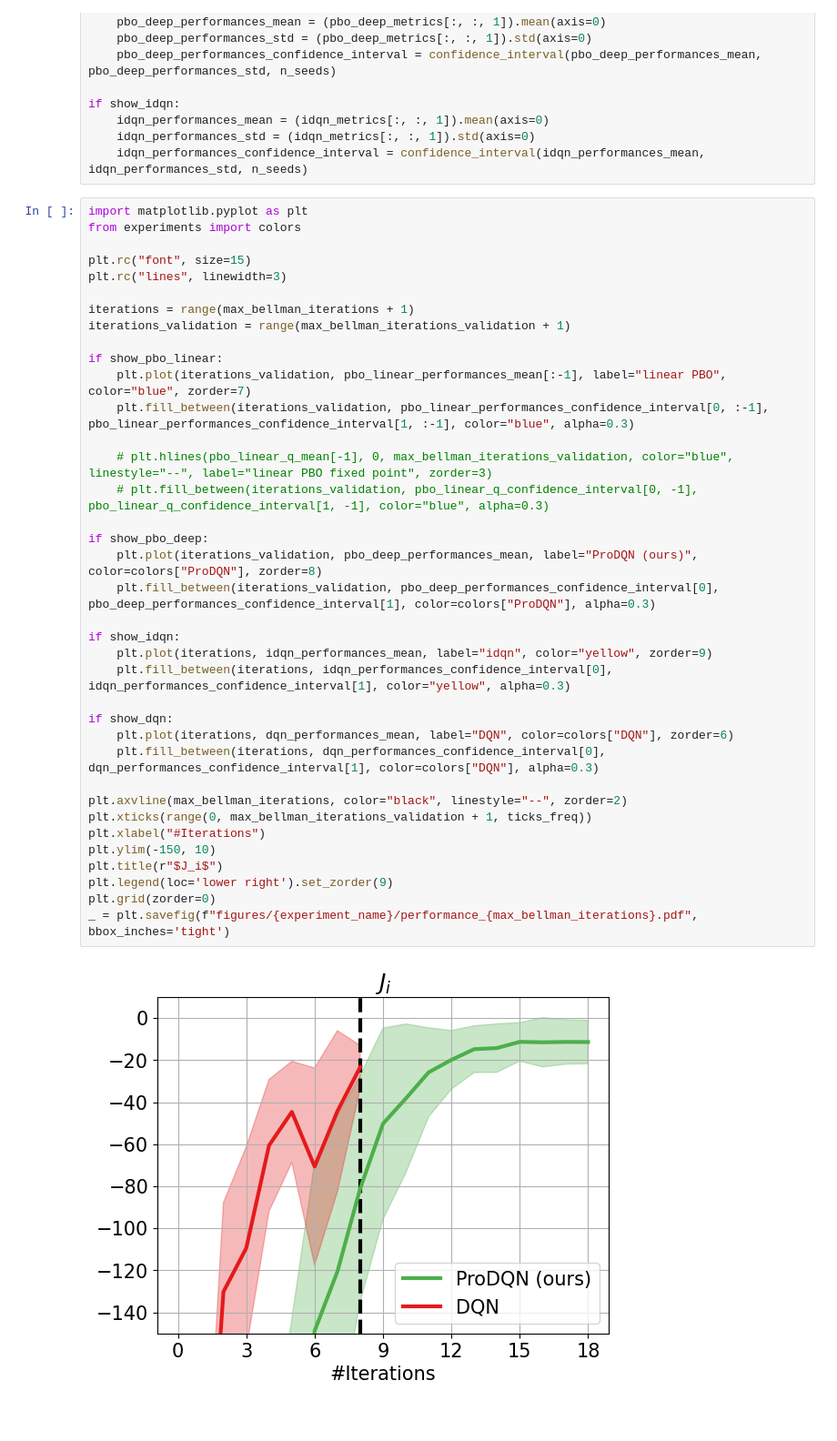
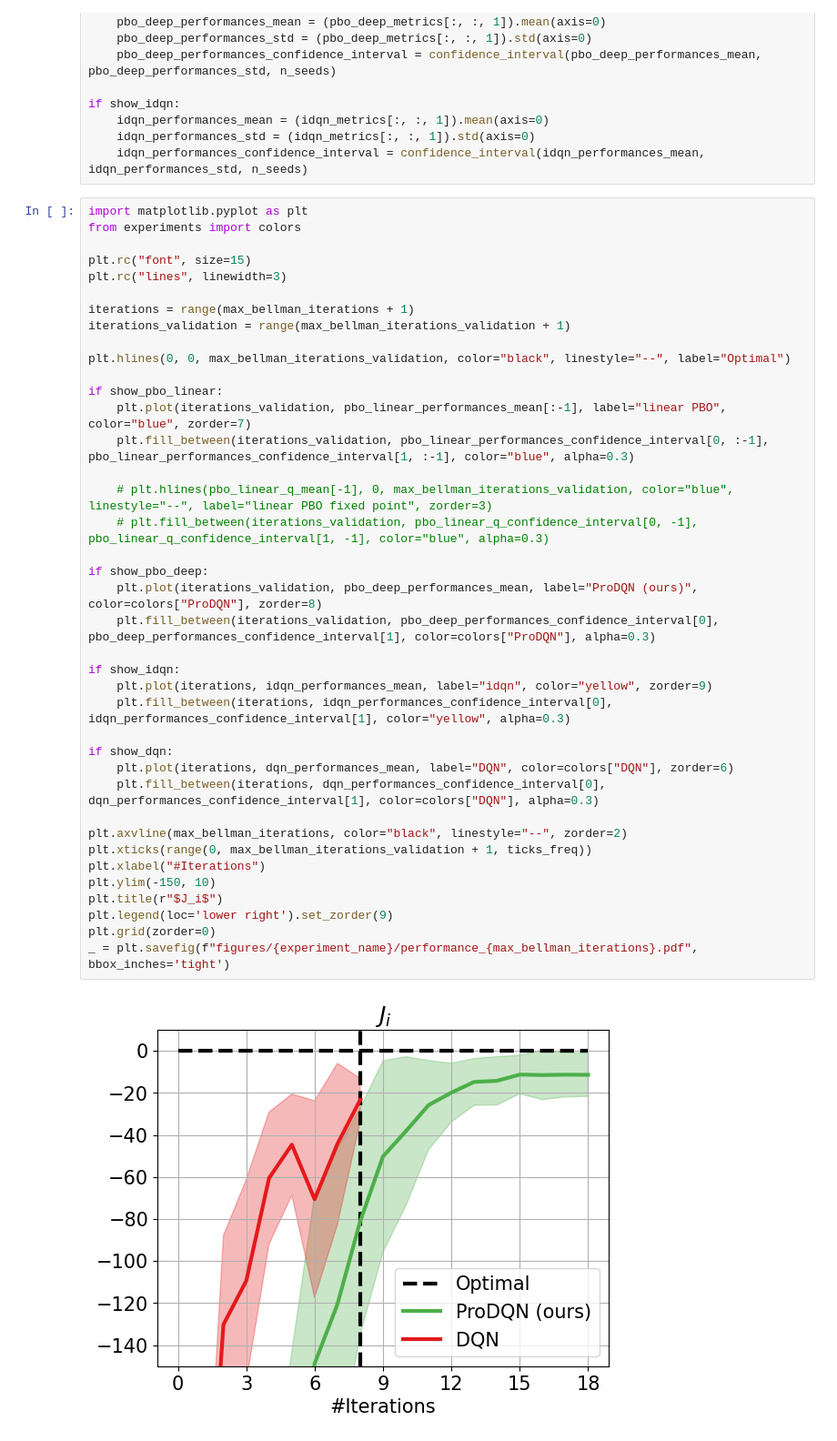
Before and after one commit to theovincent/PBO, a Jupyter notebook: experiments/bicycle_online/plots.ipynb, the cells around one changed output. Shown at 91% size. Cells and saved outputs as stored; diff of their text form.

```diff
--- a/experiments/bicycle_online/plots.ipynb
+++ b/experiments/bicycle_online/plots.ipynb
@@ -134,33 +134,35 @@ plt.rc("lines", linewidth=3)
 
 iterations = range(max_bellman_iterations + 1)
 iterations_validation = range(max_bellman_iterations_validation + 1)
+
+plt.hlines(0, 0, max_bellman_iterations_validation, color="black", linestyle="--", label="Optimal")
 
 if show_pbo_linear:
     plt.plot(iterations_validation, pbo_linear_performances_mean[:-1], label="linear PBO", color="blue", zorder=7)
     plt.fill_between(iterations_validation, pbo_linear_performances_confidence_interval[0, :-1], pbo_linear_performances_confidence_interval[1, :-1], color="blue", alpha=0.3)
 
     # plt.hlines(pbo_linear_q_mean[-1], 0, max_bellman_iterations_validation, color="blue", linestyle="--", label="linear PBO fixed point", zorder=3)
     # plt.fill_between(iterations_validation, pbo_linear_q_confidence_interval[0, -1], pbo_linear_q_confidence_interval[1, -1], color="blue", alpha=0.3)
 
 if show_pbo_deep:
     plt.plot(iterations_validation, pbo_deep_performances_mean, label="ProDQN (ours)", color=colors["ProDQN"], zorder=8)
     plt.fill_between(iterations_validation, pbo_deep_performances_confidence_interval[0], pbo_deep_performances_confidence_interval[1], color=colors["ProDQN"], alpha=0.3)
 
 if show_idqn:
     plt.plot(iterations, idqn_performances_mean, label="idqn", color="yellow", zorder=9)
     plt.fill_between(iterations, idqn_performances_confidence_interval[0], idqn_performances_confidence_interval[1], color="yellow", alpha=0.3)
 
 if show_dqn:
     plt.plot(iterations, dqn_performances_mean, label="DQN", color=colors["DQN"], zorder=6)
     plt.fill_between(iterations, dqn_performances_confidence_interval[0], dqn_performances_confidence_interval[1], color=colors["DQN"], alpha=0.3)
 
 plt.axvline(max_bellman_iterations, color="black", linestyle="--", zorder=2)
 plt.xticks(range(0, max_bellman_iterations_validation + 1, ticks_freq))
 plt.xlabel("#Iterations")
 plt.ylim(-150, 10)
 plt.title(r"$J_i$")
 plt.legend(loc='lower right').set_zorder(9)
 plt.grid(zorder=0)
 _ = plt.savefig(f"figures/{experiment_name}/performance_{max_bellman_iterations}.pdf", bbox_inches='tight')
 # %% [output]
-[figure, old version]
+[figure, new version]
```
Also changed, not shown: 26 other files.
